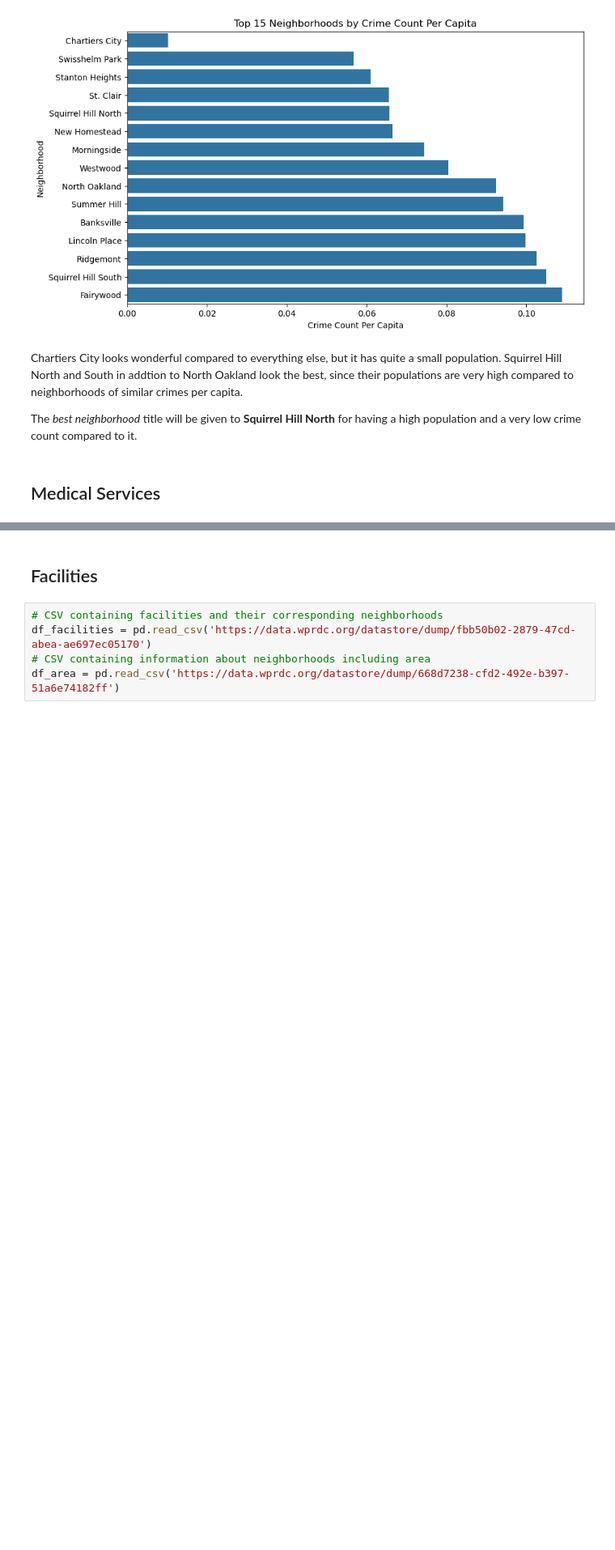
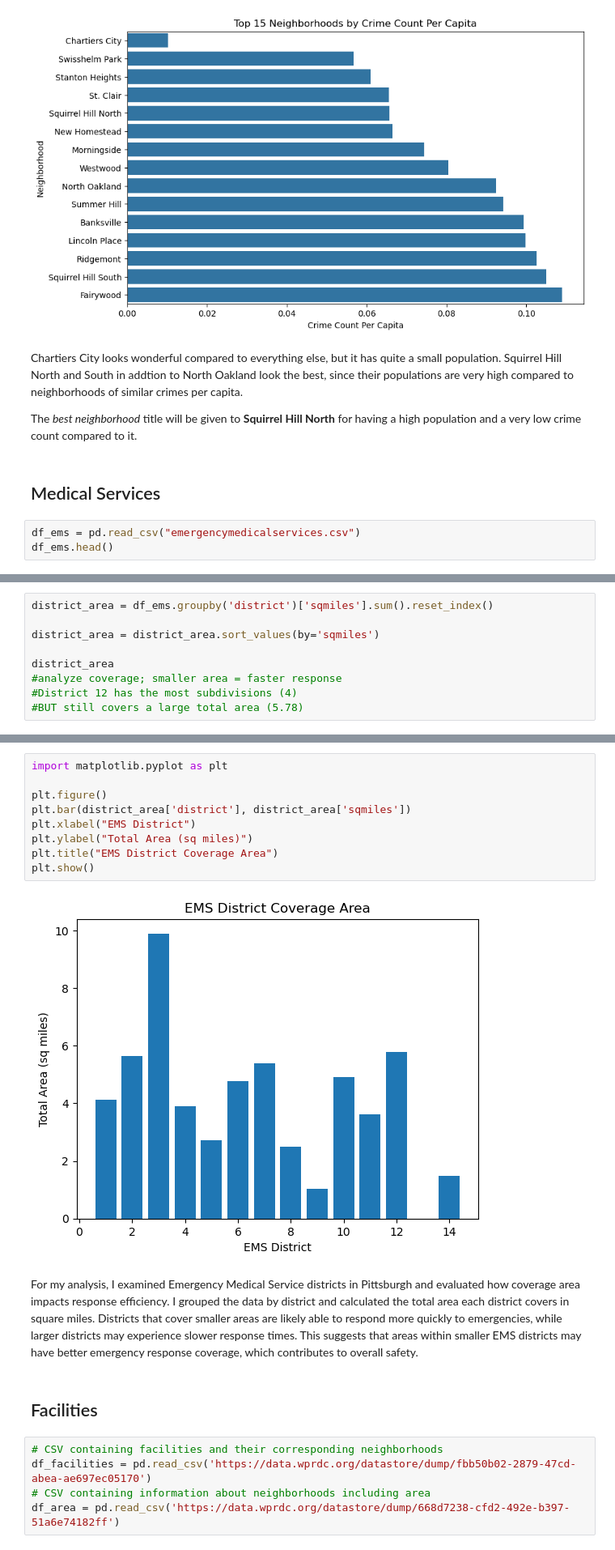
Before and after one commit to unexpval/finalproject, a Jupyter notebook: finalnotebook.ipynb, the cells around one changed output, grey strips where cells are left out. Shown at 81% size. Drawn from its saved outputs; the diff is of its cells as text; blank space fills up the shorter version.

```diff
--- a/finalnotebook.ipynb
+++ b/finalnotebook.ipynb
@@ -91,3 +91,6 @@ Chartiers City looks wonderful compared to everything else, but it has quite a s
 The *best neighborhood* title will be given to **Squirrel Hill North** for having a high population and a very low crime count compared to it.
 # %% [markdown]
 ## Medical Services
+# %%
+df_ems = pd.read_csv("emergencymedicalservices.csv")
+df_ems.head()
@@ -93,0 +128,9 @@ The *best neighborhood* title will be given to **Squirrel Hill North** for havin
+# %%
+district_area = df_ems.groupby('district')['sqmiles'].sum().reset_index()
+
+district_area = district_area.sort_values(by='sqmiles')
+
+district_area
+#analyze coverage; smaller area = faster response
+#District 12 has the most subdivisions (4)
+#BUT still covers a large total area (5.78)
@@ -94,3 +152,16 @@ The *best neighborhood* title will be given to **Squirrel Hill North** for havin
+# %%
+import matplotlib.pyplot as plt
+
+plt.figure()
+plt.bar(district_area['district'], district_area['sqmiles'])
+plt.xlabel("EMS District")
+plt.ylabel("Total Area (sq miles)")
+plt.title("EMS District Coverage Area")
+plt.show()
+# %% [output]
+[figure, added]
+# %% [markdown]
+For my analysis, I examined Emergency Medical Service districts in Pittsburgh and evaluated how coverage area impacts response efficiency. I grouped the data by district and calculated the total area each district covers in square miles. Districts that cover smaller areas are likely able to respond more quickly to emergencies, while larger districts may experience slower response times. This suggests that areas within smaller EMS districts may have better emergency response coverage, which contributes to overall safety.
 # %% [markdown]
 ## Facilities
 # %%
```
Also changed, not shown: parts of 3 cells of this notebook.
